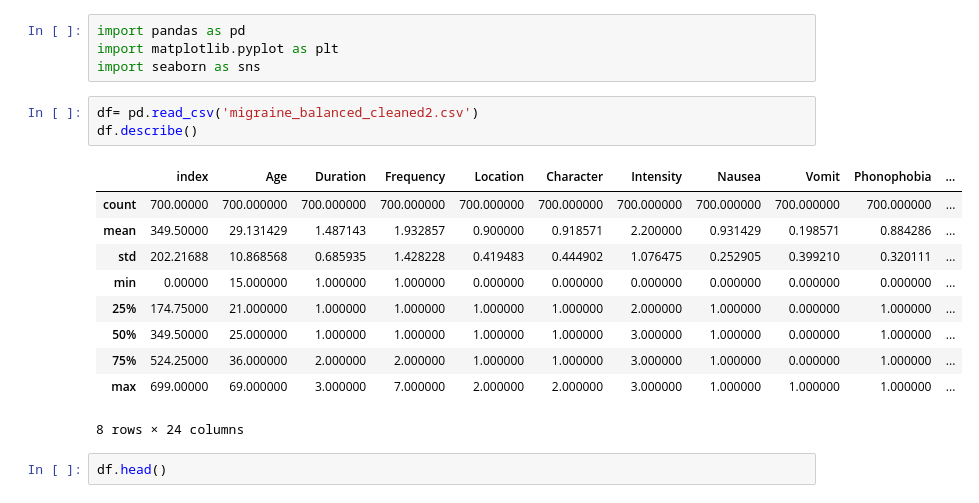
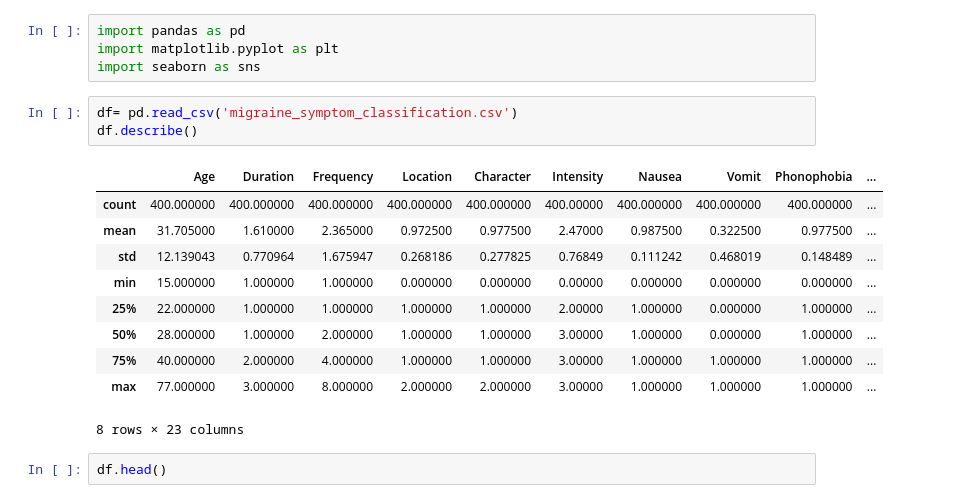
Before and after one commit to Candy177/Headache-Research, a Jupyter notebook: Analysis.ipynb, the cells around one changed output. Drawn from its saved outputs; the diff is of its cells as text.

```diff
--- a/Analysis.ipynb
+++ b/Analysis.ipynb
@@ -5,19 +5,19 @@ import pandas as pd
 import matplotlib.pyplot as plt
 import seaborn as sns
 # %%
-df= pd.read_csv('migraine_balanced_cleaned2.csv')
+df= pd.read_csv('migraine_symptom_classification.csv')
 df.describe()
 # %% [output]
-|  | index | Age | Duration | Frequency | Location | Character | Intensity | Nausea | Vomit | Phonophobia | ... |
-| count | 700.00000 | 700.000000 | 700.000000 | 700.000000 | 700.000000 | 700.000000 | 700.000000 | 700.000000 | 700.000000 | 700.000000 | ... |
-| mean | 349.50000 | 29.131429 | 1.487143 | 1.932857 | 0.900000 | 0.918571 | 2.200000 | 0.931429 | 0.198571 | 0.884286 | ... |
-| std | 202.21688 | 10.868568 | 0.685935 | 1.428228 | 0.419483 | 0.444902 | 1.076475 | 0.252905 | 0.399210 | 0.320111 | ... |
-| min | 0.00000 | 15.000000 | 1.000000 | 1.000000 | 0.000000 | 0.000000 | 0.000000 | 0.000000 | 0.000000 | 0.000000 | ... |
-| 25% | 174.75000 | 21.000000 | 1.000000 | 1.000000 | 1.000000 | 1.000000 | 2.000000 | 1.000000 | 0.000000 | 1.000000 | ... |
-| 50% | 349.50000 | 25.000000 | 1.000000 | 1.000000 | 1.000000 | 1.000000 | 3.000000 | 1.000000 | 0.000000 | 1.000000 | ... |
-| 75% | 524.25000 | 36.000000 | 2.000000 | 2.000000 | 1.000000 | 1.000000 | 3.000000 | 1.000000 | 0.000000 | 1.000000 | ... |
-| max | 699.00000 | 69.000000 | 3.000000 | 7.000000 | 2.000000 | 2.000000 | 3.000000 | 1.000000 | 1.000000 | 1.000000 | ... |
+|  | Age | Duration | Frequency | Location | Character | Intensity | Nausea | Vomit | Phonophobia | ... |
+| count | 400.000000 | 400.000000 | 400.000000 | 400.000000 | 400.000000 | 400.00000 | 400.000000 | 400.000000 | 400.000000 | ... |
+| mean | 31.705000 | 1.610000 | 2.365000 | 0.972500 | 0.977500 | 2.47000 | 0.987500 | 0.322500 | 0.977500 | ... |
+| std | 12.139043 | 0.770964 | 1.675947 | 0.268186 | 0.277825 | 0.76849 | 0.111242 | 0.468019 | 0.148489 | ... |
+| min | 15.000000 | 1.000000 | 1.000000 | 0.000000 | 0.000000 | 0.00000 | 0.000000 | 0.000000 | 0.000000 | ... |
+| 25% | 22.000000 | 1.000000 | 1.000000 | 1.000000 | 1.000000 | 2.00000 | 1.000000 | 0.000000 | 1.000000 | ... |
+| 50% | 28.000000 | 1.000000 | 2.000000 | 1.000000 | 1.000000 | 3.00000 | 1.000000 | 0.000000 | 1.000000 | ... |
+| 75% | 40.000000 | 2.000000 | 4.000000 | 1.000000 | 1.000000 | 3.00000 | 1.000000 | 1.000000 | 1.000000 | ... |
+| max | 77.000000 | 3.000000 | 8.000000 | 2.000000 | 2.000000 | 3.00000 | 1.000000 | 1.000000 | 1.000000 | ... |
-8 rows × 24 columns
+8 rows × 23 columns
 # %%
 df.head()
 # %% [output]
```
Also changed, not shown: parts of 1 cell of this notebook, 2 other files.
